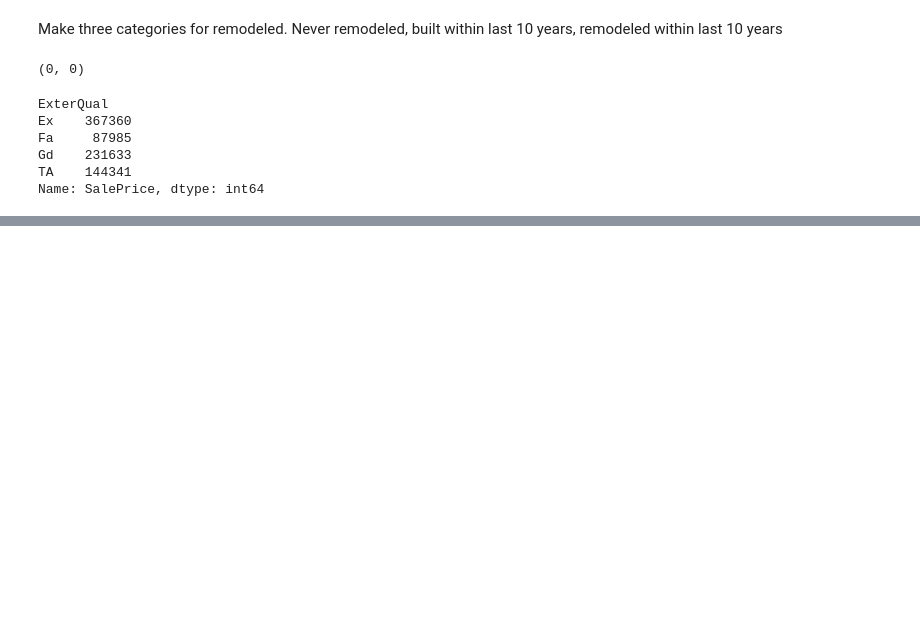
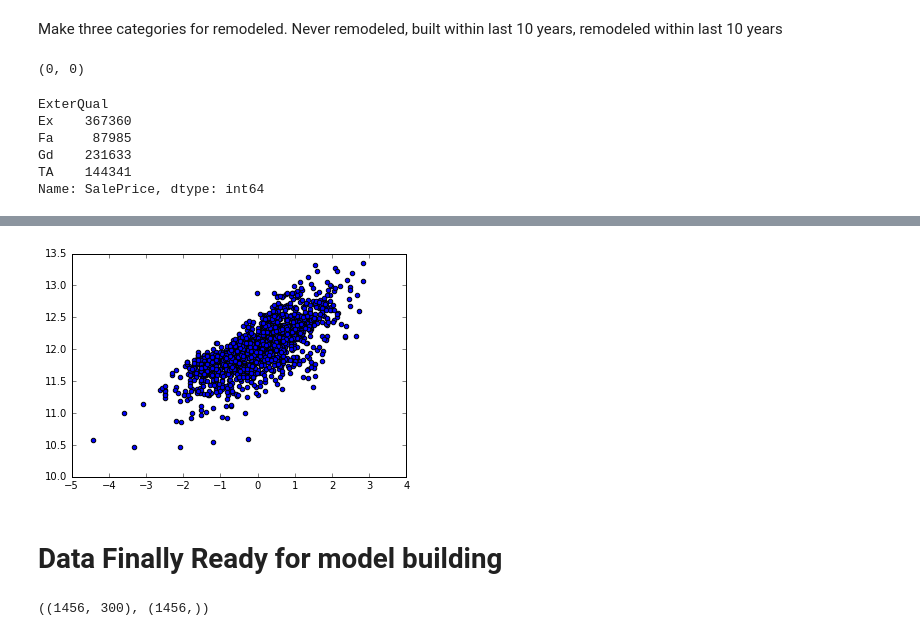
Before and after one commit to SayantanMitra87/Houston-Data-Science, a Jupyter notebook: Kaggle/House Prices/python/Exploration.ipynb, the cells around one changed output, grey strips where cells are left out. Cells and saved outputs as stored; diff of their text form; code cells hidden in the pictures; blank space fills up the shorter version.

Commit message:
cleaned up transformations and modeling

```diff
--- a/Kaggle/House Prices/python/Exploration.ipynb
+++ b/Kaggle/House Prices/python/Exploration.ipynb
@@ -462,0 +613,4 @@ knn_test_final
+# %%
+keep = (df_train_final['GrLivArea'] < 4000).values
+df_train_final = df_train_final[keep]
+y_train_final = y_train_final[keep]
@@ -462,0 +622,7 @@ knn_test_final
+# %%
+col_names_scale = df_train_final.columns[df_train_final.max() > 5]
+# %%
+df_train_final.loc[:, col_names_scale] = np.log1p(df_train_final.loc[:, col_names_scale])
+mean_cols_train = df_train_final.loc[:, col_names_scale].mean()
+std_cols_train = df_train_final.loc[:, col_names_scale].std()
+df_train_final.loc[:, col_names_scale] = (df_train_final.loc[:, col_names_scale] - mean_cols_train) / std_cols_train
@@ -462,0 +634,6 @@ knn_test_final
+# %%
+plt.scatter(df_train_final['GrLivArea'], y_train_final);
+# %% [output]
+[figure, added]
+# %% [markdown]
+# Data Finally Ready for model building
@@ -462,0 +648,4 @@ knn_test_final
+# %%
+X_train_final.shape, y_train_final.shape
+# %% [output]
+((1456, 300), (1456,))
```
Also changed, not shown: parts of 96 cells of this notebook.
